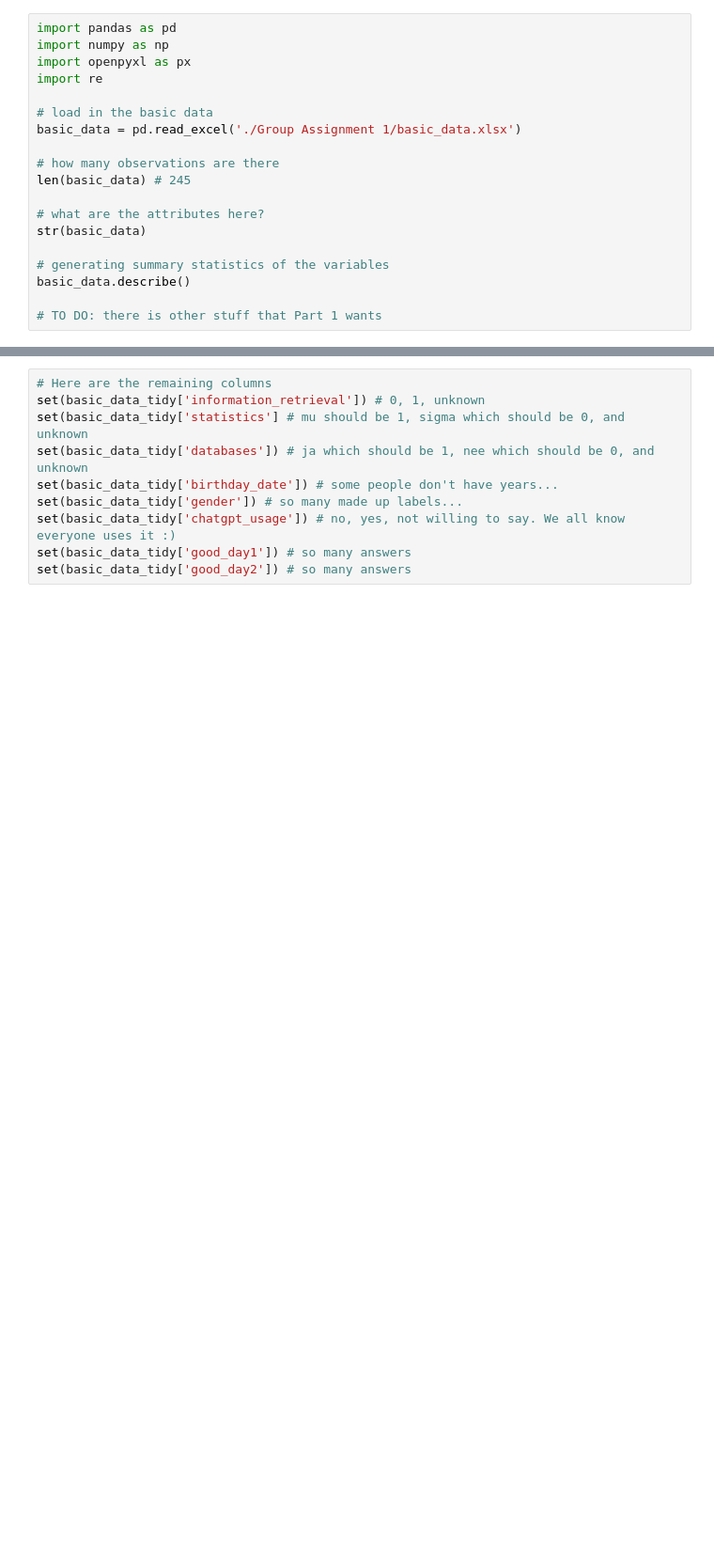
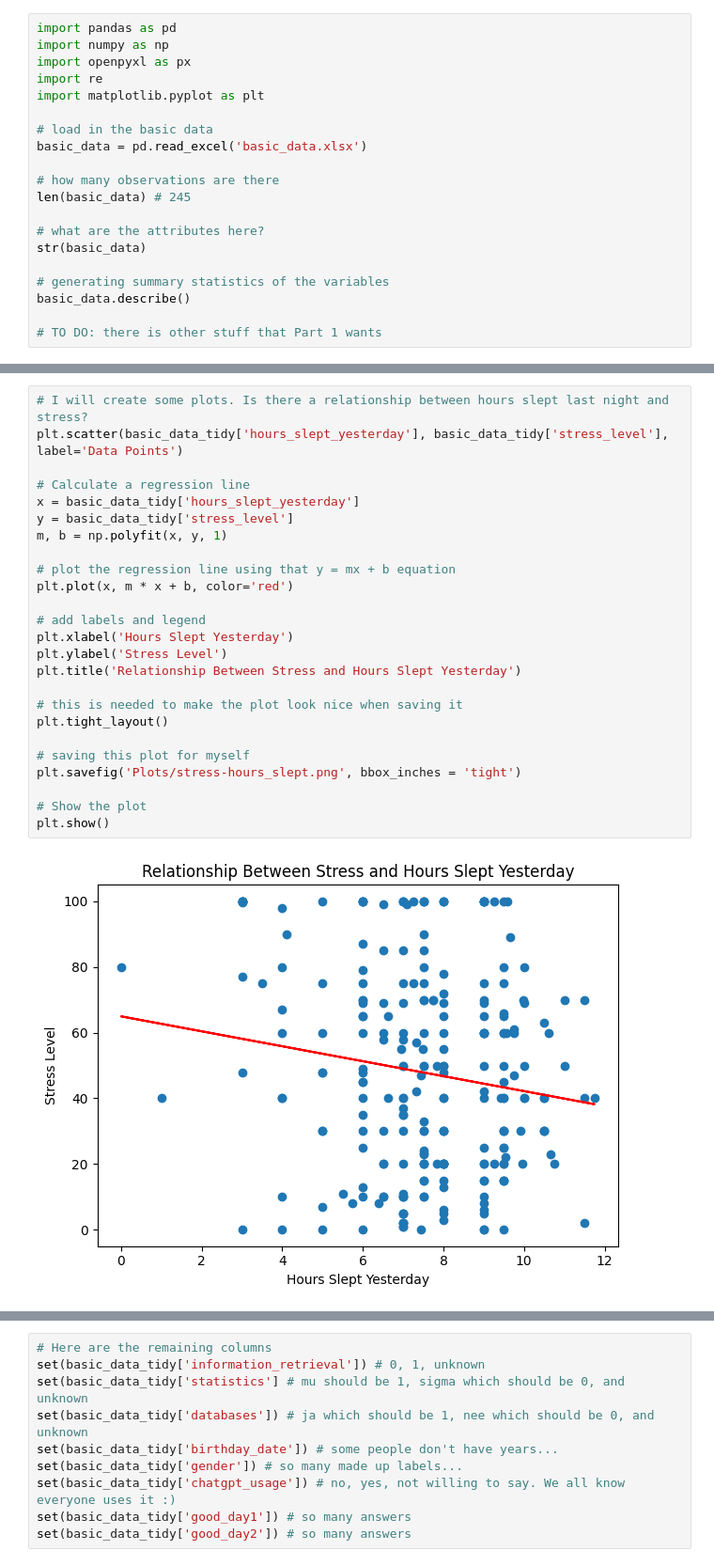
Before and after one commit to NaniHazbolatow/DataMiningTechniques, a Jupyter notebook: Group Assignment 1/code.ipynb, the cells around one changed output, grey strips where cells are left out. Shown: that part at 94% size. Drawn from its saved outputs; the diff is of its cells as text; blank space fills up the shorter version.

Commit message:
Created two plots: stress level & hours slept last night, and stress level & hours of sports done per week

```diff
--- a/Group Assignment 1/code.ipynb
+++ b/Group Assignment 1/code.ipynb
@@ -3,9 +3,10 @@ import pandas as pd
 import numpy as np
 import openpyxl as px
 import re
+import matplotlib.pyplot as plt
 
 # load in the basic data
-basic_data = pd.read_excel('./Group Assignment 1/basic_data.xlsx')
+basic_data = pd.read_excel('basic_data.xlsx')
 
 # how many observations are there
 len(basic_data) # 245
@@ -248,0 +341,27 @@ print(basic_data_tidy['hours_slept_yesterday'].sort_values())
+# %%
+# I will create some plots. Is there a relationship between hours slept last night and stress?
+plt.scatter(basic_data_tidy['hours_slept_yesterday'], basic_data_tidy['stress_level'], label='Data Points')
+
+# Calculate a regression line
+x = basic_data_tidy['hours_slept_yesterday']
+y = basic_data_tidy['stress_level']
+m, b = np.polyfit(x, y, 1)
+
+# plot the regression line using that y = mx + b equation
+plt.plot(x, m * x + b, color='red')
+
+# add labels and legend
+plt.xlabel('Hours Slept Yesterday')
+plt.ylabel('Stress Level')
+plt.title('Relationship Between Stress and Hours Slept Yesterday')
+
+# this is needed to make the plot look nice when saving it
+plt.tight_layout()
+
+# saving this plot for myself
+plt.savefig('Plots/stress-hours_slept.png', bbox_inches = 'tight')
+
+# Show the plot
+plt.show()
+# %% [output]
+[figure, added]
```
Also changed, not shown: parts of 8 cells of this notebook, 1 other file.
